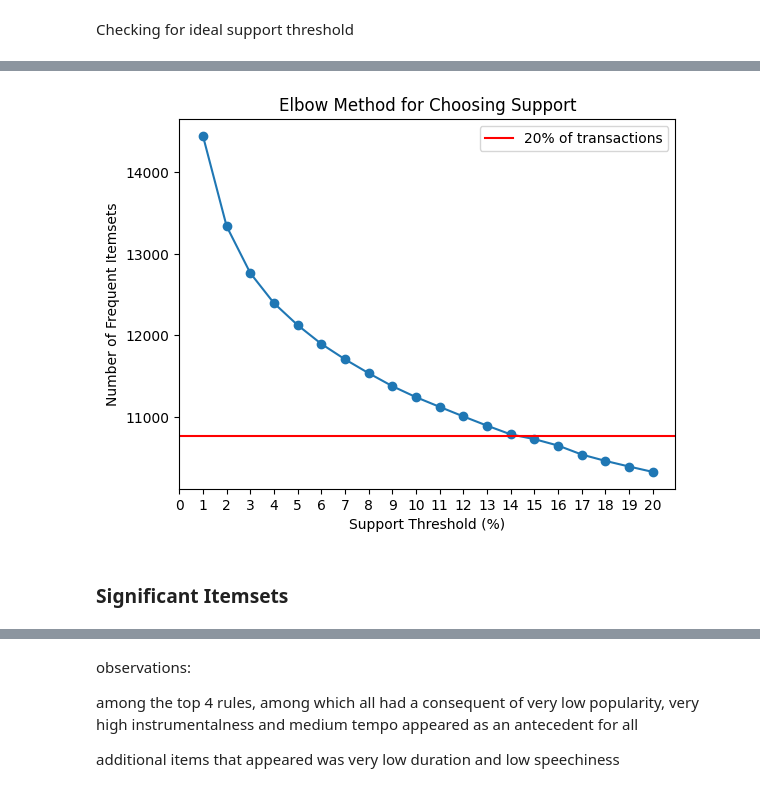
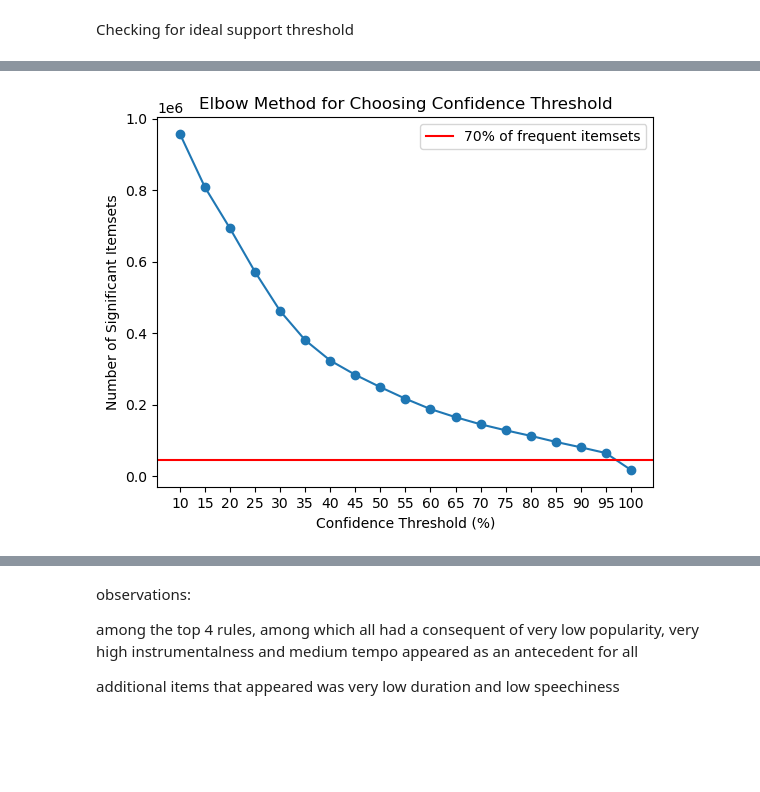
Before and after one commit to KyleCarlo/AssocRuleLearning, a Jupyter notebook: notebook.ipynb, the cells around one changed output, grey strips where cells are left out. Drawn from its saved outputs; the diff is of its cells as text; code cells hidden in the pictures; blank space fills up the shorter version.

```diff
--- a/notebook.ipynb
+++ b/notebook.ipynb
@@ -738,3 +723,6 @@ df_flt_encoded
 | 89738 | 4BsasVXlffiJ69bRrJXWZO | True | False | False | True | ... |
 | 89739 | 4zKQYMQrd6QuyzoOCZmf6C | True | False | False | True | ... |
 89740 rows × 42 columns
+# %%
+df_flt_encoded = pd.concat([df_flt_encoded, pd.get_dummies(df['track_genre'])], axis=1)
+df_flt_encoded
@@ -802,7 +799,7 @@ Checking for ideal support threshold
 # %%
 del(range)
 # %%
-supports = range(1, 21)  # Test supports from 1% to 20%
+supports = range(100, 1501, 50)  # Test supports from 1% to 20%
 num_itemsets = []
 
 for supp in supports:
@@ -810,8 +807,8 @@ for supp in supports:
     num_itemsets.append(len(rules))
 
 plt.plot(supports, num_itemsets, marker='o')
-plt.axhline(y = len(df_merged)*0.5, color = 'r', label = '50% of transactions')
-plt.xticks([x for x in range(21)])
+plt.axhline(y = len(df_merged)*0.7, color = 'r', label = '70% of transactions')
+plt.xticks([x for x in range(100, 1501, 50)], rotation=90)
 plt.xlabel("Support Threshold (%)")
 plt.ylabel("Number of Frequent Itemsets")
 plt.title("Elbow Method for Choosing Support")
@@ -824,28 +855,27 @@ many patterns are very common --> added zmax = to limit itemset size
 # %%
 # calculates the frequent itemset using fpgrowth algorithm
-def get_fim(supp, transactions):
-    result = fpgrowth(transactions, supp=supp, zmax = 3, report='as')
-    colnames = ['itemset'] + ['support_absolute', 'support_relative']
+def get_sig(supp, conf, transactions):
+    result = arules(transactions, supp=supp, conf=conf, report='asc')
+    colnames = ['consequent', 'antecedent'] + ['support_absolute', 'support_relative', 'confidence_pct']
     df_result = pd.DataFrame(result, columns=colnames)
     df_result = df_result.sort_values('support_absolute', ascending=False)
     return df_result
 # %%
-supports = range(1, 21)  # Test supports from 1% to 20%
+confidence = range(10, 101, 5)  # Test supports from 1% to 20%
+freq_i_len = len(get_fim(-550, transactions))
 num_itemsets = []
 
-for supp in supports:
-    rules = get_fim(supp*-1, transactions)
+for conf in confidence:
+    rules = get_sig(-550, conf, transactions)
     num_itemsets.append(len(rules))
 
-plt.plot(supports, num_itemsets, marker='o')
-plt.axhline(y = len(df_merged)*0.12, color = 'r', label = '20% of transactions')
-plt.xticks([x for x in range(21)])
-plt.xlabel("Support Threshold (%)")
-plt.ylabel("Number of Frequent Itemsets")
-plt.title("Elbow Method for Choosing Support")
+plt.plot(confidence, num_itemsets, marker='o')
+plt.xlabel("Confidence Threshold (%)")
+plt.xticks([x for x in range(10, 101, 5)])
+plt.ylabel("Number of Significant Itemsets")
+plt.axhline(y = freq_i_len*0.7, color = 'r', label = '70% of frequent itemsets')
+plt.title("Elbow Method for Choosing Confidence Threshold")
 plt.legend()
 plt.show()
 # %% [output]
-[figure, old version]
+[figure, new version]
-# %% [markdown]
-### Significant Itemsets
```
Also changed, not shown: parts of 31 cells of this notebook.
